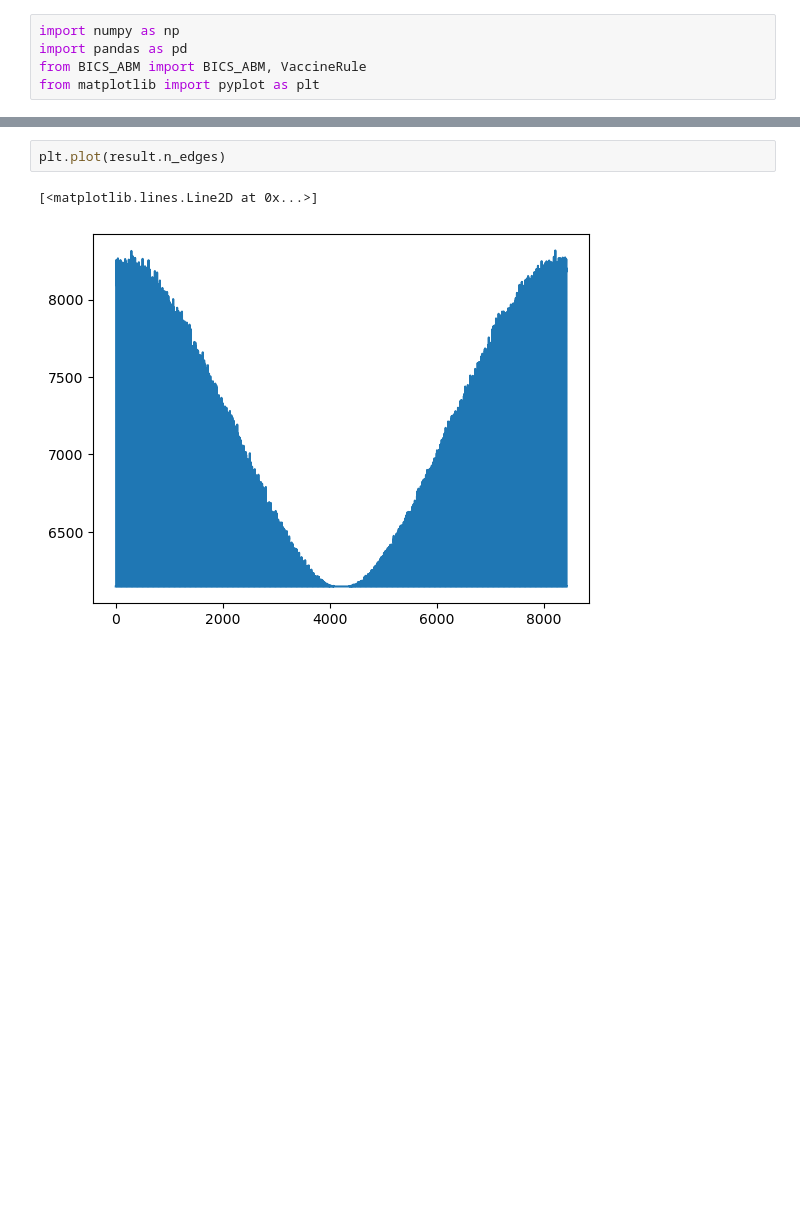
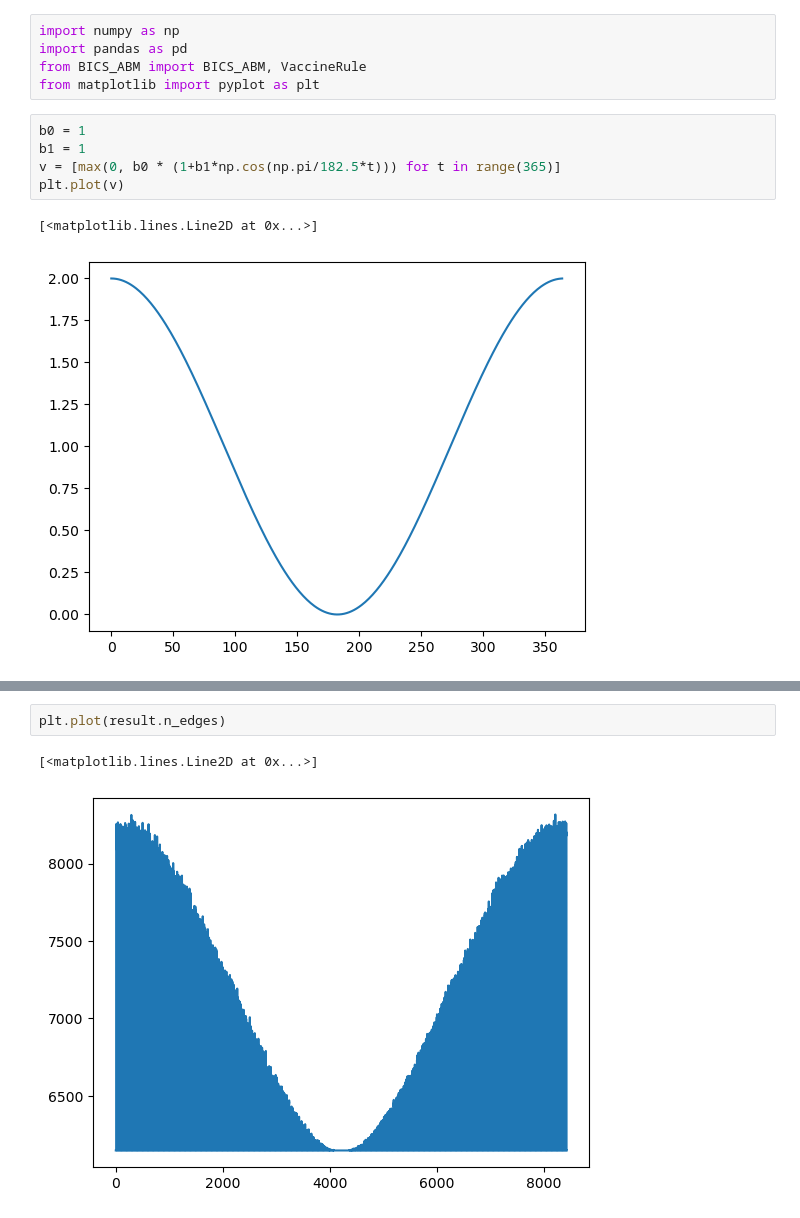
Before and after one commit to eroubenoff/BICS_ABM, a Jupyter notebook: Untitled.ipynb, the cells around one changed output, grey strips where cells are left out. Saved outputs shown, nothing was run; the diff lists cells and outputs as text; blank space fills up the shorter version.

```diff
--- a/Untitled.ipynb
+++ b/Untitled.ipynb
@@ -3,5 +3,13 @@ import numpy as np
 import pandas as pd
 from BICS_ABM import BICS_ABM, VaccineRule
 from matplotlib import pyplot as plt
+# %%
+b0 = 1
+b1 = 1
+v = [max(0, b0 * (1+b1*np.cos(np.pi/182.5*t))) for t in range(365)]
+plt.plot(v)
+# %% [output]
+[<matplotlib.lines.Line2D at 0x...>]
+[figure, added]
 # %%
 result = BICS_ABM(
```
Also changed, not shown: parts of 1 cell of this notebook, 5 other files.
